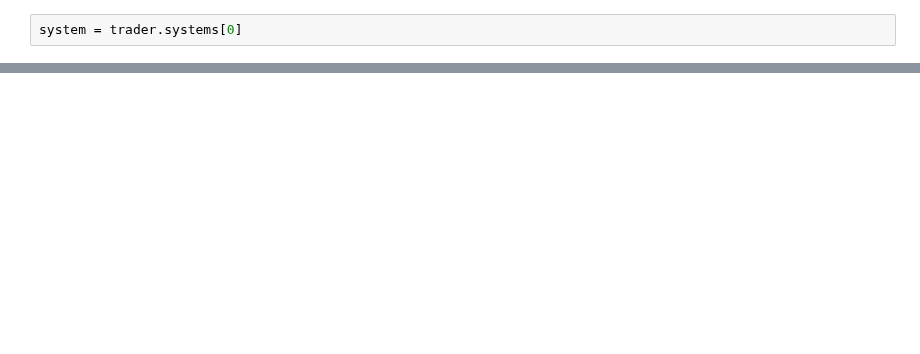
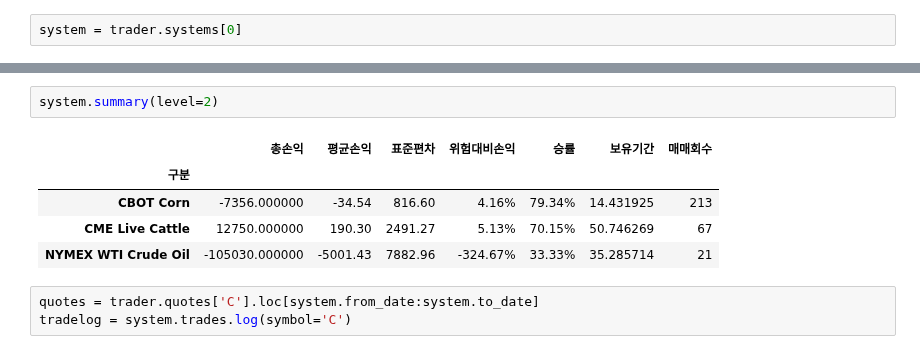
Before and after one commit to zipu/Trading, a Jupyter notebook: test.ipynb, the cells around one changed output, grey strips where cells are left out. Drawn from its saved outputs; the diff is of its cells as text; blank space fills up the shorter version.

```diff
--- a/test.ipynb
+++ b/test.ipynb
@@ -34,0 +52,11 @@ system = trader.systems[0]
+# %%
+system.summary(level=2)
+# %% [output]
+|  | 총손익 | 평균손익 | 표준편차 | 위험대비손익 | 승률 | 보유기간 | 매매회수 |
+| 구분 |  |  |  |  |  |  |  |
+| CBOT Corn | -7356.000000 | -34.54 | 816.60 | 4.16% | 79.34% | 14.431925 | 213 |
+| CME Live Cattle | 12750.000000 | 190.30 | 2491.27 | 5.13% | 70.15% | 50.746269 | 67 |
+| NYMEX WTI Crude Oil | -105030.000000 | -5001.43 | 7882.96 | -324.67% | 33.33% | 35.285714 | 21 |
+# %%
+quotes = trader.quotes['C'].loc[system.from_date:system.to_date]
+tradelog = system.trades.log(symbol='C')
```
Also changed, not shown: parts of 84 cells of this notebook, 11 other files.
